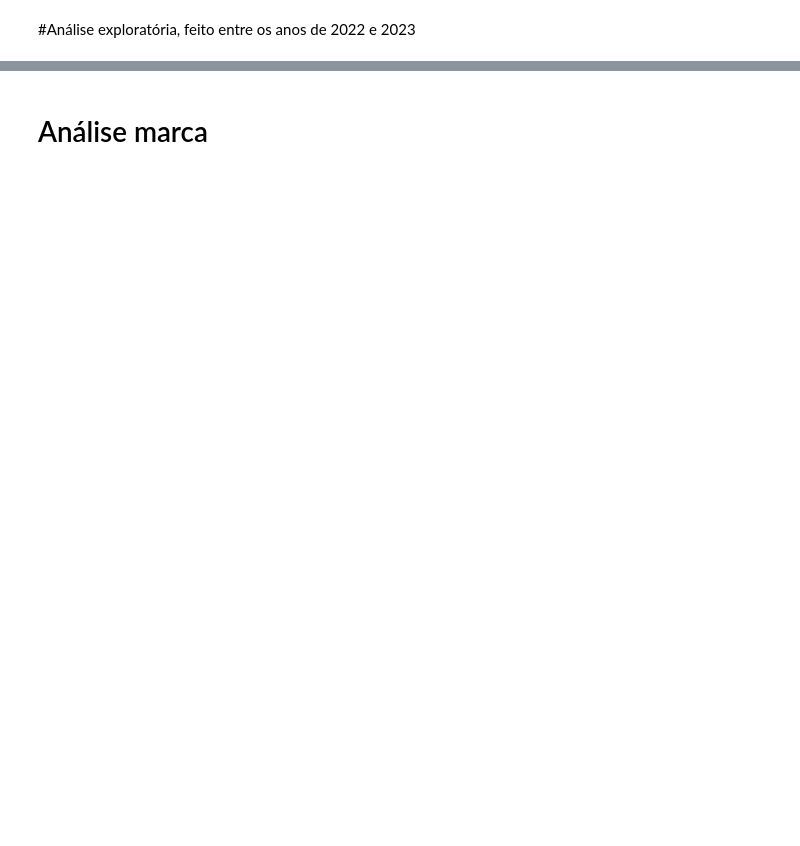
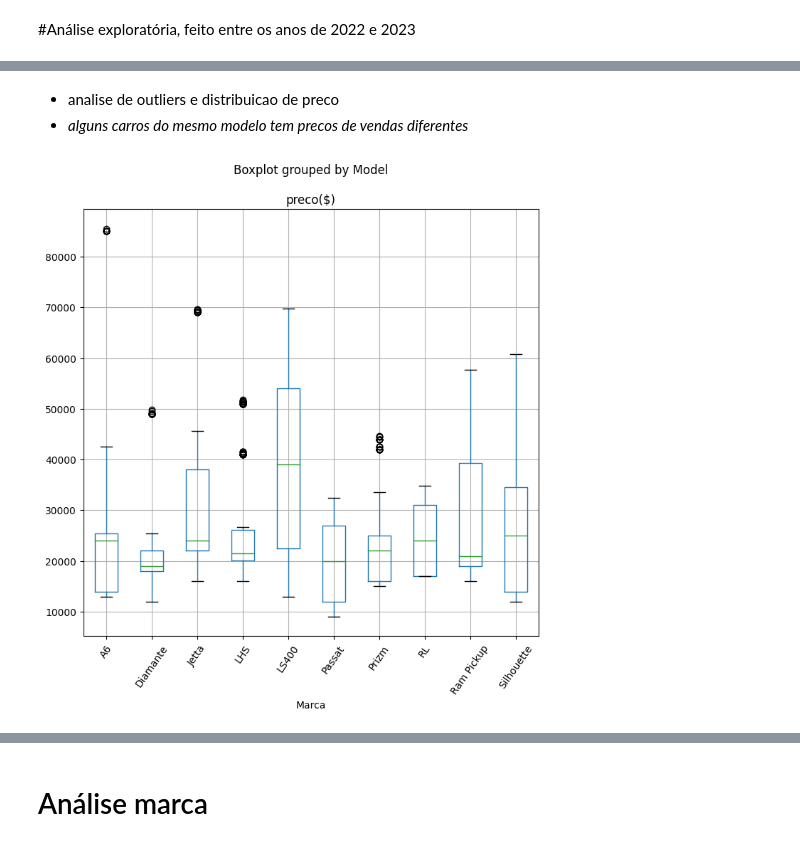
Before and after one commit to AlexPontes97/Projetos, a Jupyter notebook: venda_de_carros.ipynb, the cells around one changed output, grey strips where cells are left out. Drawn from its saved outputs; the diff is of its cells as text; code cells hidden in the pictures; blank space fills up the shorter version.

```diff
--- a/venda_de_carros.ipynb
+++ b/venda_de_carros.ipynb
@@ -66 +79,15 @@ df.boxplot()
+# %% [markdown]
+* analise de outliers e distribuicao de preco
+* *alguns carros do mesmo modelo tem precos de vendas diferentes*
+# %%
+#Verifiquei os outliers por modelos
+top_10_modelos_O=df['Model'].value_counts().head(10).index.tolist()
+top_10_O = df[df['Model'].isin(top_10_modelos_O)]
+top_10_O.boxplot(column='preco($)', by='Model', figsize=(8, 8))
+# titulos e eixos
+plt.xlabel('Marca')
+plt.xticks(rotation=55)#deixar eixo x na horizontal
+plt.show()
+# %% [output]
+[figure, added]
 # %%
```
Also changed, not shown: parts of 46 cells of this notebook.
